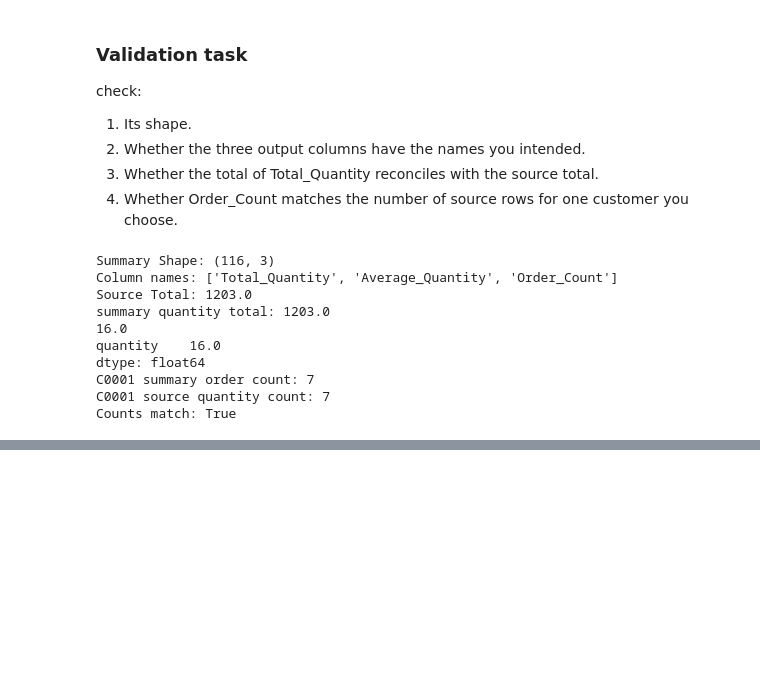
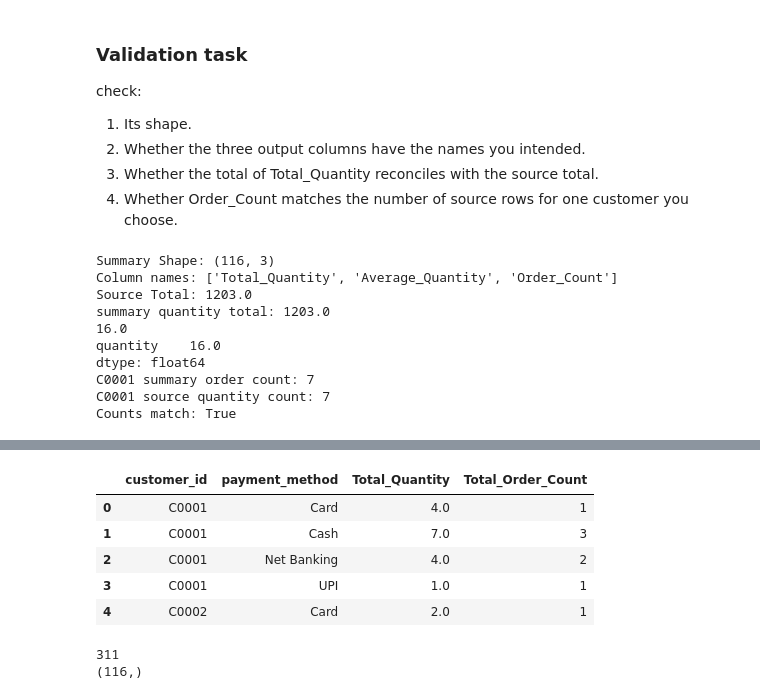
Before and after one commit to mohammadhamid8554-lgtm/data-science-from-scratch, a Jupyter notebook: phase_1.2_pandas/data_transformation.ipynb, the cells around one changed output, grey strips where cells are left out. Saved outputs shown, nothing was run; the diff lists cells and outputs as text; code cells hidden in the pictures; blank space fills up the shorter version.

Commit message:
feat: Pandas phase 1.2

```diff
--- a/phase_1.2_pandas/data_transformation.ipynb
+++ b/phase_1.2_pandas/data_transformation.ipynb
@@ -1766,3 +1766,11 @@ dtype: float64
 C0001 summary order count: 7
 C0001 source quantity count: 7
 Counts match: True
+# %%
+import pandas as pd
+
+df = pd.read_csv("data/orders.csv")
+
+display(df.head(3))
+
+df_transformed = df.copy()
@@ -1768,0 +1819,25 @@ Counts match: True
+# %%
+grouped_total_quantity = (
+    df_transformed
+    .groupby(["customer_id", "payment_method"], as_index=False)
+    .agg(
+        Total_Quantity=("quantity", "sum"),
+        Total_Order_Count=("order_id", "count")
+    )
+)
+
+display(grouped_total_quantity.head(5))
+
+grouped_quatity = df_transformed.groupby("customer_id")["quantity"].agg(sum)
+
+print(grouped_total_quantity.shape[0])
+print(grouped_quatity.shape)
+# %% [output]
+|  | customer_id | payment_method | Total_Quantity | Total_Order_Count |
+| 0 | C0001 | Card | 4.0 | 1 |
+| 1 | C0001 | Cash | 7.0 | 3 |
+| 2 | C0001 | Net Banking | 4.0 | 2 |
+| 3 | C0001 | UPI | 1.0 | 1 |
+| 4 | C0002 | Card | 2.0 | 1 |
+311
+(116,)
```
Also changed, not shown: parts of 12 cells of this notebook.
